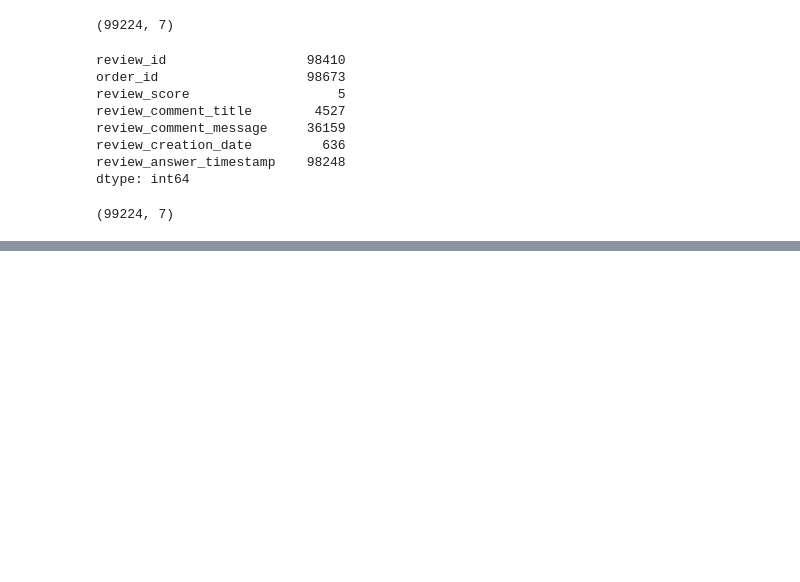
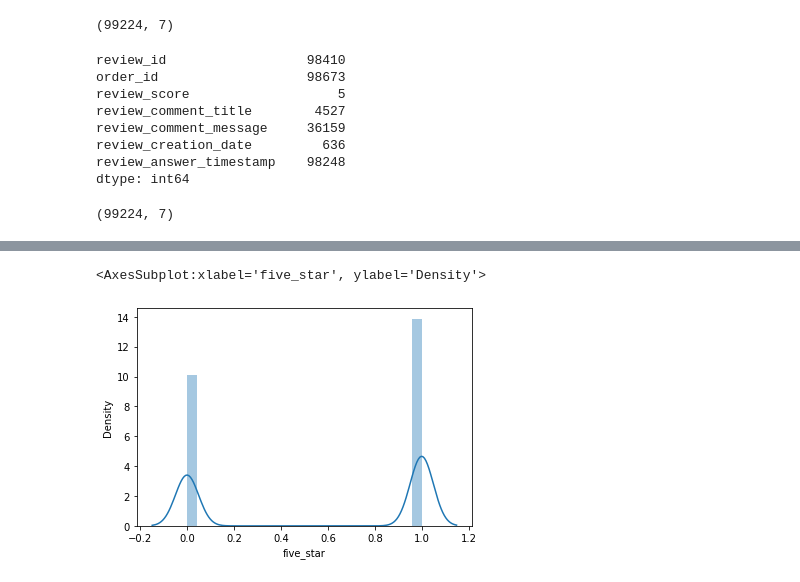
Before and after one commit to 1985shree/olist, a Jupyter notebook: notebooks/note4_reviews_and_sellers.ipynb, the cells around one changed output, grey strips where cells are left out. Saved outputs shown, nothing was run; the diff lists cells and outputs as text; code cells hidden in the pictures; blank space fills up the shorter version.

```diff
--- a/notebooks/note4_reviews_and_sellers.ipynb
+++ b/notebooks/note4_reviews_and_sellers.ipynb
@@ -122,0 +135,5 @@ reviews['review_'] = reviews['review_score'].apply(lambda x: 1 if x == 5 else 0)
+# %%
+sns.distplot(reviews.five_star)
+# %% [output]
+<AxesSubplot:xlabel='five_star', ylabel='Density'>
+[figure, added]
```
Also changed, not shown: parts of 11 cells of this notebook.
